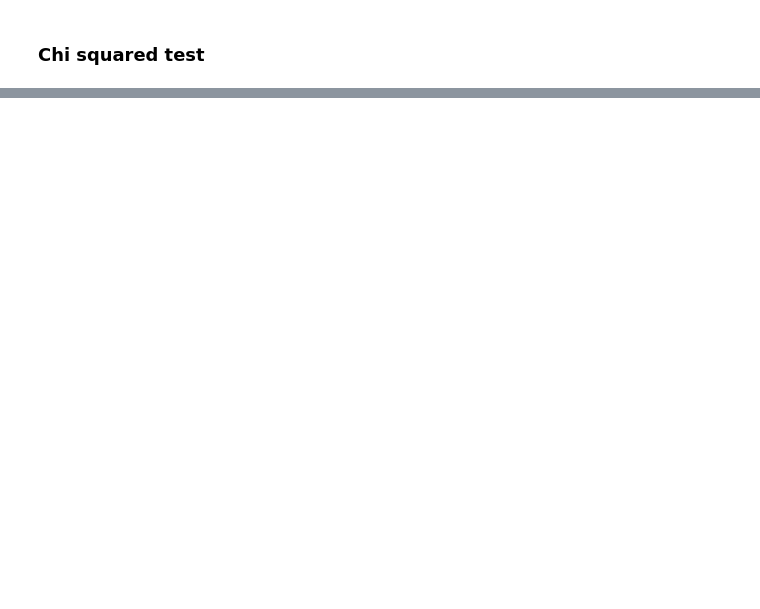
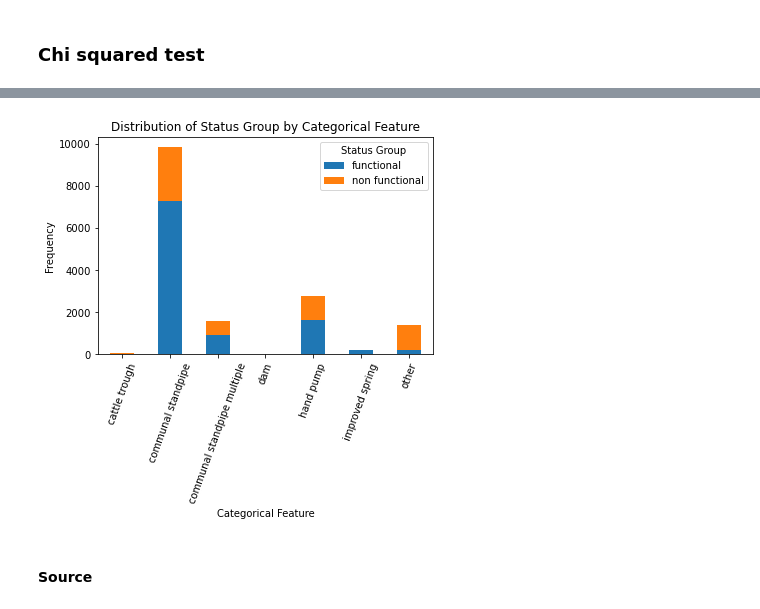
Before and after one commit to e-jager/Flatiron_project_3, a Jupyter notebook: Data_Analysis_final.ipynb, the cells around one changed output, grey strips where cells are left out. Drawn from its saved outputs; the diff is of its cells as text; code cells hidden in the pictures; blank space fills up the shorter version.

```diff
--- a/Data_Analysis_final.ipynb
+++ b/Data_Analysis_final.ipynb
@@ -266,0 +702,2 @@ for var in categorical_vars:
+# %%
+waterpoint_type_subset = training_all[['id', 'waterpoint_type', 'status_group']]
@@ -266,0 +713,3 @@ for var in categorical_vars:
+# %%
+contingency_table = pd.crosstab(waterpoint_type_subset['waterpoint_type'], waterpoint_type_subset['status_group'])
+print(contingency_table)
@@ -266,0 +726,14 @@ for var in categorical_vars:
+# %%
+import matplotlib.pyplot as plt
+
+contingency_table.plot(kind='bar', stacked=True)
+plt.title('Distribution of Status Group by Categorical Feature')
+plt.xlabel('Categorical Feature')
+plt.ylabel('Frequency')
+plt.xticks(rotation=70)
+plt.legend(title='Status Group')
+plt.show()
+# %% [output]
+[figure, added]
+# %% [markdown]
+#### Source
```
Also changed, not shown: parts of 67 cells of this notebook, 1 other file.
